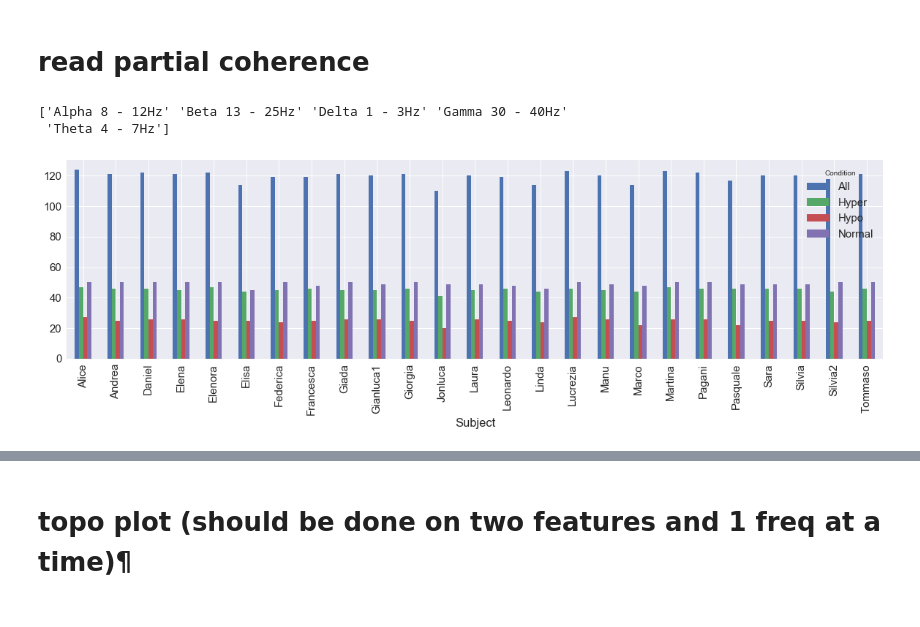
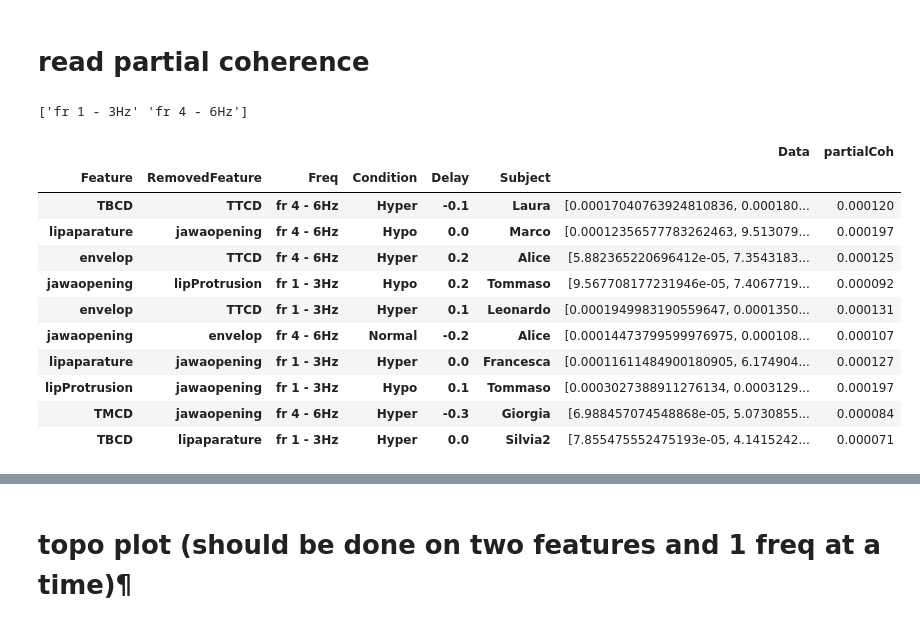
Before and after one commit to sankar-mukherjee/entrainment_python, a Jupyter notebook: partialCoherence_investigate.ipynb, the cells around one changed output, grey strips where cells are left out. Drawn from its saved outputs; the diff is of its cells as text; code cells hidden in the pictures.

```diff
--- a/partialCoherence_investigate.ipynb
+++ b/partialCoherence_investigate.ipynb
@@ -106,19 +87,25 @@ data.to_pickle(save_path)
 # %%
 
 save_path = data_path + '/data/partialCoh/partialCoh_'+ str(remove_first)+'.pkl'
 data=pd.read_pickle(save_path)
 a = data.reset_index()
 fr = a.Freq.unique()
 print(fr)
+data.sample(10)
 # %% [output]
-['Alpha 8 - 12Hz' 'Beta 13 - 25Hz' 'Delta 1 - 3Hz' 'Gamma 30 - 40Hz'
- 'Theta 4 - 7Hz']
+['fr 1 - 3Hz' 'fr 4 - 6Hz']
+|  |  |  |  |  |  | Data | partialCoh |
+| Feature | RemovedFeature | Freq | Condition | Delay | Subject |  |  |
+| TBCD | TTCD | fr 4 - 6Hz | Hyper | -0.1 | Laura | [0.00017040763924810836, 0.000180... | 0.000120 |
+| lipaparature | jawaopening | fr 4 - 6Hz | Hypo | 0.0 | Marco | [0.00012356577783262463, 9.513079... | 0.000197 |
+| envelop | TTCD | fr 4 - 6Hz | Hyper | 0.2 | Alice | [5.882365220696412e-05, 7.3543183... | 0.000125 |
+| jawaopening | lipProtrusion | fr 1 - 3Hz | Hypo | 0.2 | Tommaso | [9.567708177231946e-05, 7.4067719... | 0.000092 |
+| envelop | TTCD | fr 1 - 3Hz | Hyper | 0.1 | Leonardo | [0.0001949983190559647, 0.0001350... | 0.000131 |
+| jawaopening | envelop | fr 4 - 6Hz | Normal | -0.2 | Alice | [0.00014473799599976975, 0.000108... | 0.000107 |
+| lipaparature | jawaopening | fr 1 - 3Hz | Hyper | 0.0 | Francesca | [0.00011611484900180905, 6.174904... | 0.000127 |
+| lipProtrusion | jawaopening | fr 1 - 3Hz | Hypo | 0.1 | Tommaso | [0.0003027388911276134, 0.0003129... | 0.000197 |
+| TMCD | jawaopening | fr 4 - 6Hz | Hyper | -0.3 | Giorgia | [6.988457074548868e-05, 5.0730855... | 0.000084 |
+| TBCD | lipaparature | fr 1 - 3Hz | Hyper | 0.0 | Silvia2 | [7.855475552475193e-05, 4.1415242... | 0.000071 |
-# %%
-condition = ['Hyper','Normal','Hypo','All']
-a=pd.DataFrame(data.loc['envelop','lipaparature',fr[0],condition,0,subject_name])
-a=a.groupby(['Subject','Condition']).sum()['noTrials'].unstack().plot(kind='bar',figsize=(20,5),grid=True)
-# %% [output]
-[figure, removed]
 # %%
 freq_band = ['Delta 1 - 3Hz','Theta 4 - 7Hz','Alpha 8 - 12Hz','Beta 13 - 25Hz','Gamma 30 - 40Hz']
 freq_band = ['Delta 1 - 3Hz','Theta 4 - 7Hz']
```
Also changed, not shown: parts of 8 cells of this notebook.
